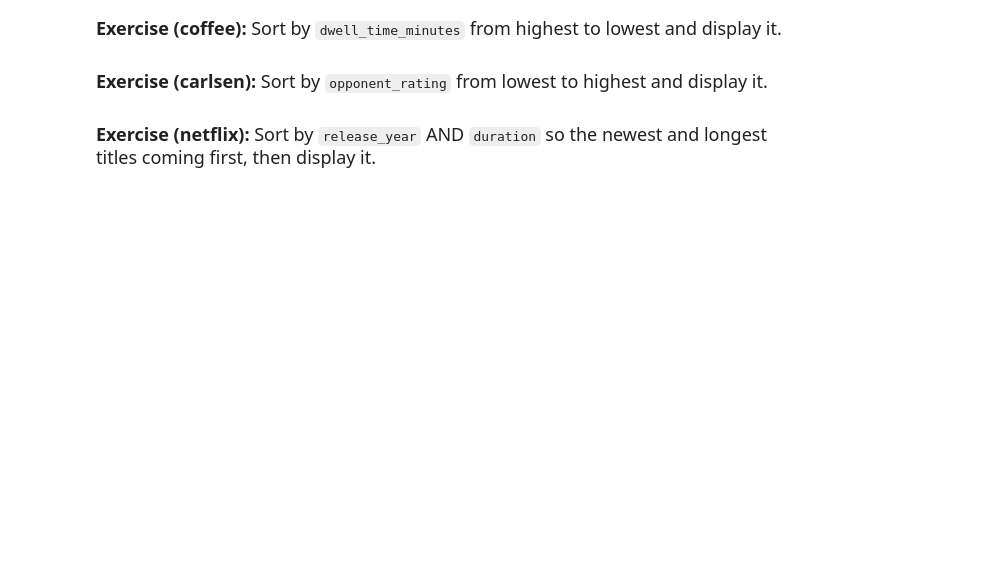
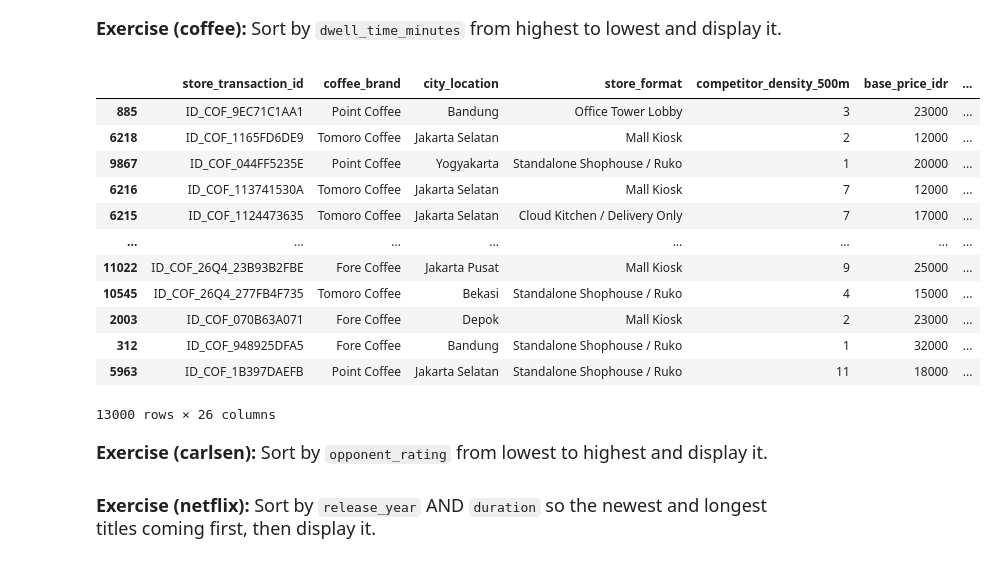
Before and after one commit to Gabe3741/datasci185fall2026, a Jupyter notebook: Lecture_17_Pandas/lecture_17_Pandas_basics.ipynb, the cells around one changed output. Saved outputs shown, nothing was run; the diff lists cells and outputs as text; code cells hidden in the pictures; blank space fills up the shorter version.

```diff
--- a/Lecture_17_Pandas/lecture_17_Pandas_basics.ipynb
+++ b/Lecture_17_Pandas/lecture_17_Pandas_basics.ipynb
@@ -87,3 +118,6 @@ display(carfeatures.head(7))
 **Exercise (Coffee):** Read `data_raw/exercise_data/indonesia_coffee_chain_wars_enriched_2026.csv` into a variable `coffee` and display the first 10 rows.
 # %%
 # your answer here
+
+coffee = pd.read_csv("/Users/gabrielhall/Downloads/DSCI185/datasci185fall2026/Lecture_17_Pandas/data_raw/exercise_data/indonesia_coffee_chain_wars_enriched_2026.csv")
+coffee.head(10)
@@ -243,6 +446,22 @@ print(carsorted)
 **Exercise (coffee):** Sort by `dwell_time_minutes` from highest to lowest and display it.
 # %%
 # your answer here
+
+coffee.sort_values(by = "dwell_time_minutes")
+# %% [output]
+|  | store_transaction_id | coffee_brand | city_location | store_format | competitor_density_500m | base_price_idr | ... |
+| 885 | ID_COF_9EC71C1AA1 | Point Coffee | Bandung | Office Tower Lobby | 3 | 23000 | ... |
+| 6218 | ID_COF_1165FD6DE9 | Tomoro Coffee | Jakarta Selatan | Mall Kiosk | 2 | 12000 | ... |
+| 9867 | ID_COF_044FF5235E | Point Coffee | Yogyakarta | Standalone Shophouse / Ruko | 1 | 20000 | ... |
+| 6216 | ID_COF_113741530A | Tomoro Coffee | Jakarta Selatan | Mall Kiosk | 7 | 12000 | ... |
+| 6215 | ID_COF_1124473635 | Tomoro Coffee | Jakarta Selatan | Cloud Kitchen / Delivery Only | 7 | 17000 | ... |
+| ... | ... | ... | ... | ... | ... | ... | ... |
+| 11022 | ID_COF_26Q4_23B93B2FBE | Fore Coffee | Jakarta Pusat | Mall Kiosk | 9 | 25000 | ... |
+| 10545 | ID_COF_26Q4_277FB4F735 | Tomoro Coffee | Bekasi | Standalone Shophouse / Ruko | 4 | 15000 | ... |
+| 2003 | ID_COF_070B63A071 | Fore Coffee | Depok | Mall Kiosk | 2 | 23000 | ... |
+| 312 | ID_COF_948925DFA5 | Fore Coffee | Bandung | Standalone Shophouse / Ruko | 1 | 32000 | ... |
+| 5963 | ID_COF_1B397DAEFB | Point Coffee | Jakarta Selatan | Standalone Shophouse / Ruko | 11 | 18000 | ... |
+13000 rows × 26 columns
 # %% [markdown]
 <font size = "4">
 
```
Also changed, not shown: parts of 24 cells of this notebook.
